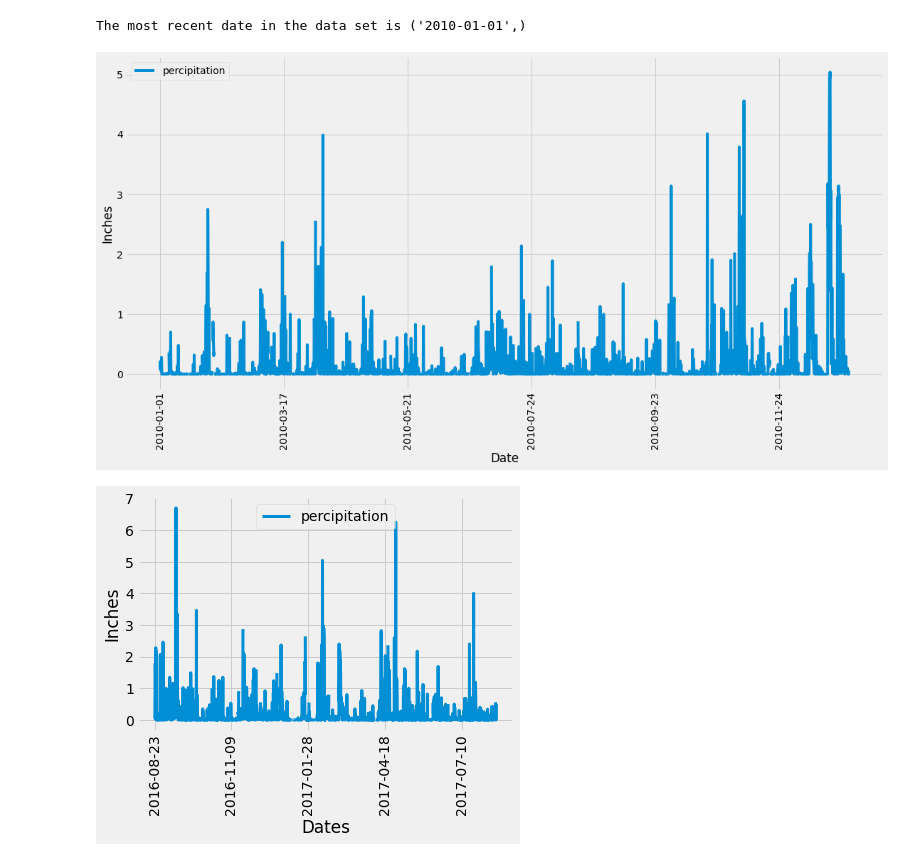
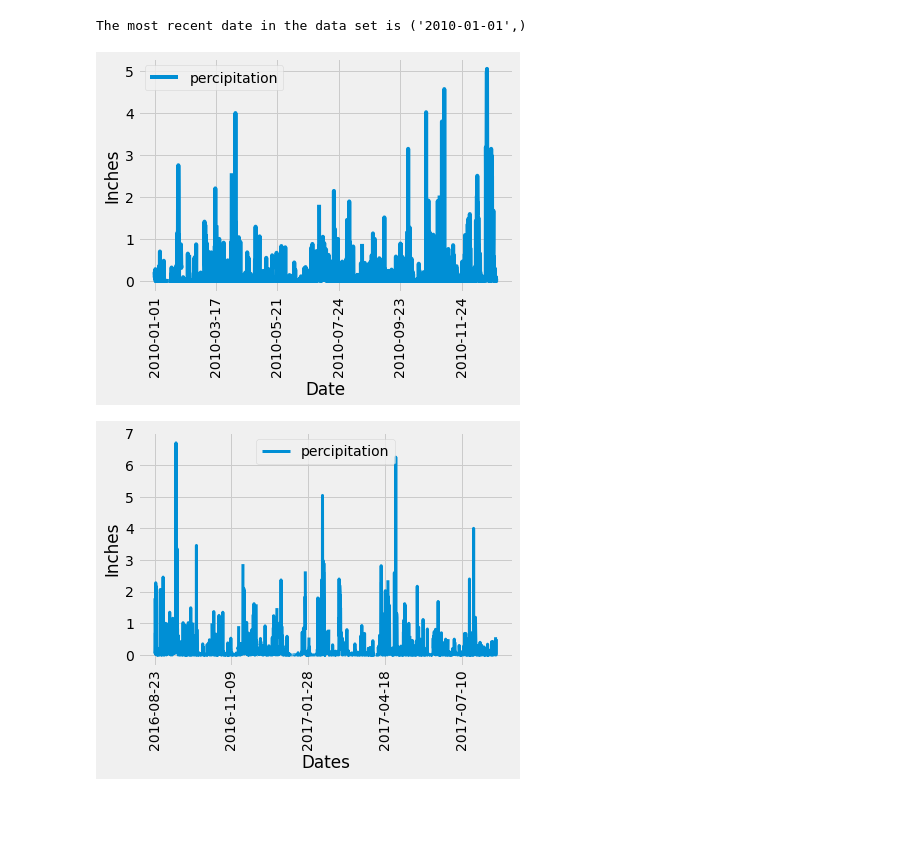
Before and after one commit to VincentGordon-Data-Analyst/sqlalchemy-challenge, a Jupyter notebook: SurfsUp/Instructions/climate_starter.ipynb, the cells around one changed output. Saved outputs shown, nothing was run; the diff lists cells and outputs as text; code cells hidden in the pictures; blank space fills up the shorter version.

```diff
--- a/SurfsUp/Instructions/climate_starter.ipynb
+++ b/SurfsUp/Instructions/climate_starter.ipynb
@@ -59,22 +59,22 @@ The most recent date in the data set is ('2010-01-01',)
 # %%
 # Design a query to retrieve the last 12 months of precipitation data and plot the results.
 # Starting from the most recent data point in the database.
 
 # Select only the "date" and "prcp" values.
 # Load the query results into a Pandas DataFrame, and set the index to the "date" column.
 query = "SELECT date, prcp AS percipitation FROM Measurement WHERE date >= '2010-01-01'\
                    AND date < '2011-01-01'"
 
 df = pd.read_sql(query, conn)
 df = df.set_index('date')
 
 # Sort the DataFrame values by "date".
 df = df.sort_values(by='date')
 
 # Plot the results by using the DataFrame plot method, as the following image shows:
-line = df.plot(kind='line', figsize=(17,8), rot=90, xlabel='Date', ylabel='Inches')
+line = df.plot(kind='line', rot=90, xlabel='Date', ylabel='Inches')
 # %% [output]
-[figure, old version]
+[figure, new version]
 # %%
 # Calculate the date one year from the last date in data set.
 last_date = session.query(Measurement.date).order_by(Measurement.date.desc()).first()
```
Also changed, not shown: parts of 6 cells of this notebook.
